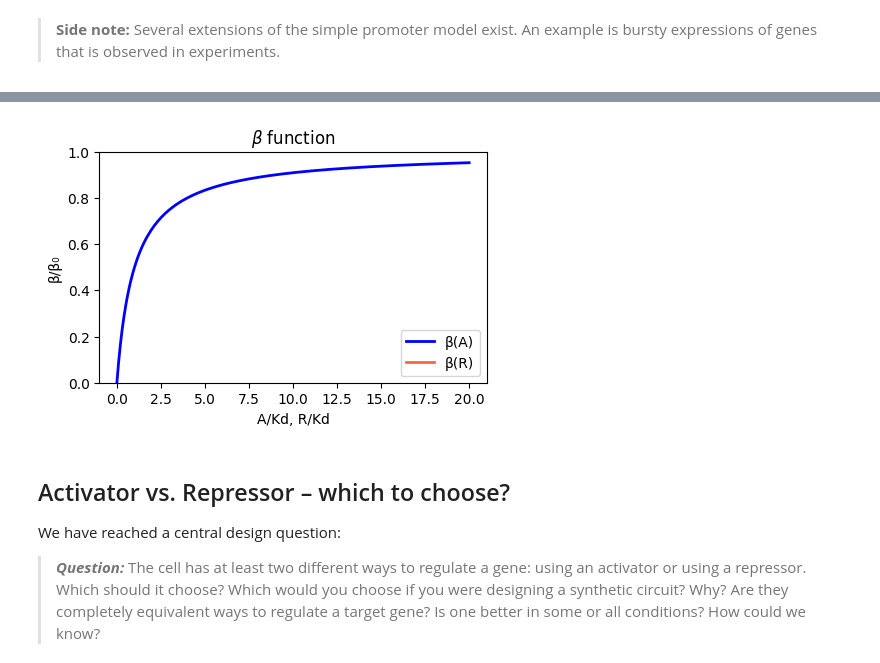
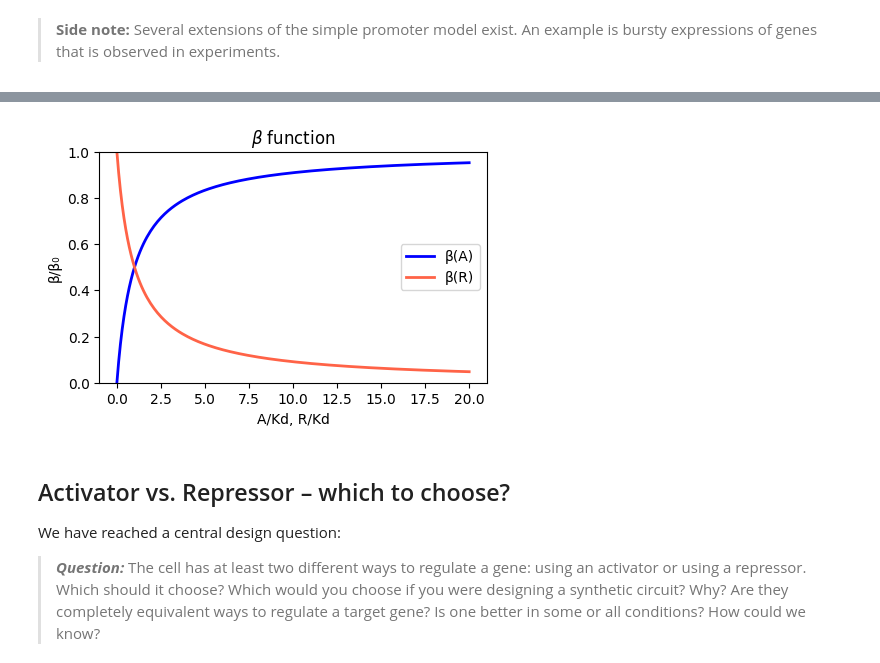
Before and after one commit to BioDisCo/computational_bioengineering, a Jupyter notebook: intro/notes.ipynb, the cells around one changed output, grey strips where cells are left out. Drawn from its saved outputs; the diff is of its cells as text; code cells hidden in the pictures.

Commit message:
fixed the last figure

```diff
--- a/intro/notes.ipynb
+++ b/intro/notes.ipynb
@@ -640,27 +640,28 @@ Under the simplifying assumption as in the repressor case, this produces the opp
 # %%
 # 4
 A = np.linspace(0, 20, 200)
+R = np.linspace(0, 20, 200)
 beta_A = A / (1 + A)
 beta_R = 1 / (1 + R)
 
 # Build plot
 plt.figure(figsize=(5,3))
 plt.title(r"$\beta$ function")
 plt.xlabel("A/Kd, R/Kd")
 plt.ylabel("β/β₀")
 plt.plot(A, beta_A,
     linewidth=2,
     color="blue",
     label="β(A)")
 plt.plot(R, beta_R,
     linewidth=2,
     color="tomato",
     label="β(R)")
 plt.ylim(0, 1)
 plt.legend()
 plt.show()
 # %% [output]
-[figure, old version]
+[figure, new version]
 # %% [markdown]
 ## Activator vs. Repressor – which to choose?
 
```
Also changed, not shown: 2 other files.
